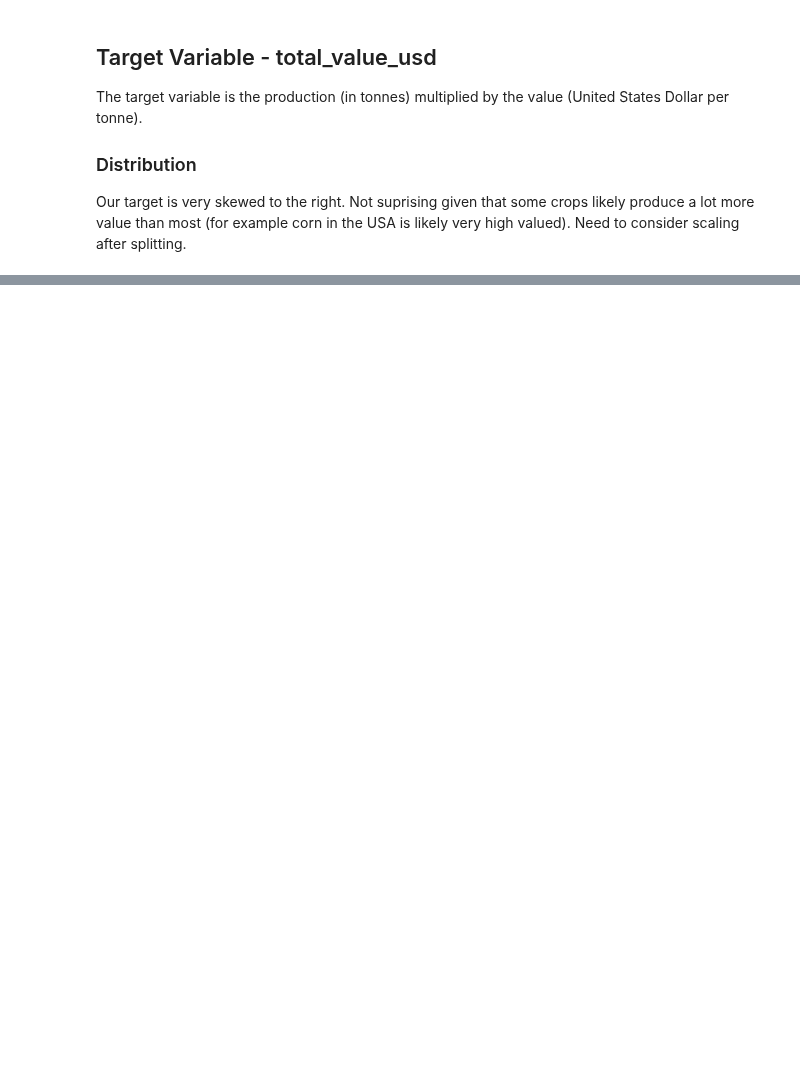
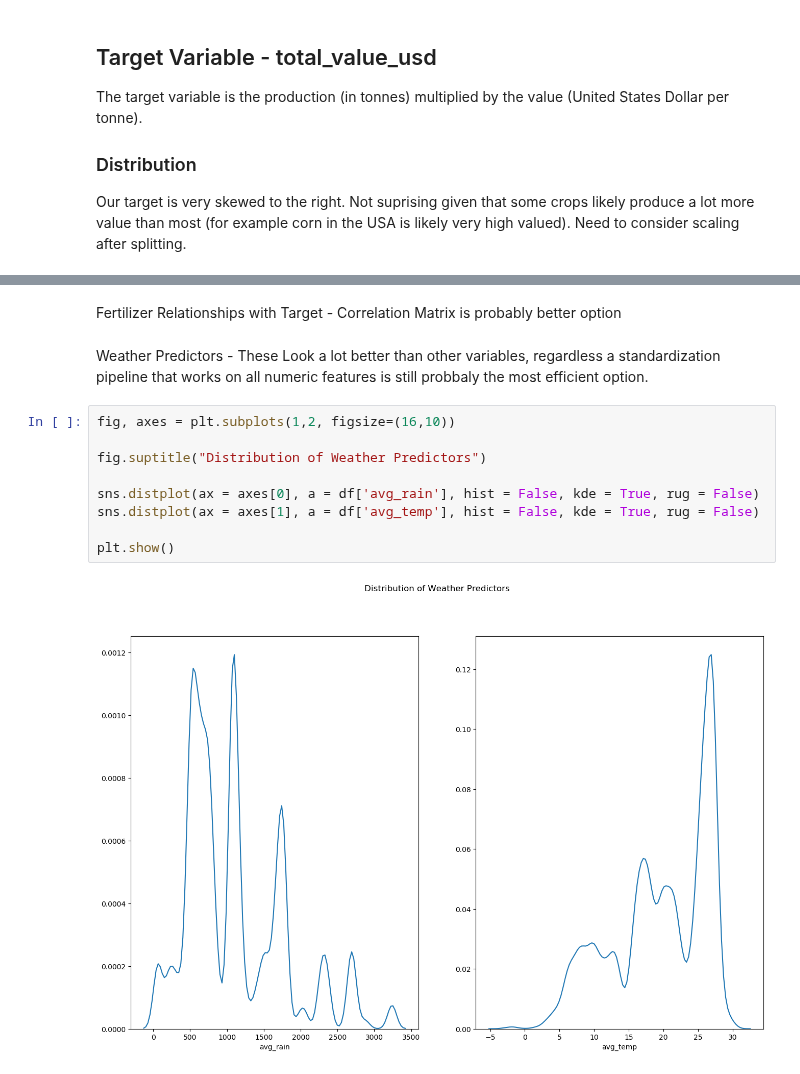
Before and after one commit to hunterblum/CloudFinal-Team1, a Jupyter notebook: Cloud_Team1.ipynb, the cells around one changed output, grey strips where cells are left out. Saved outputs shown, nothing was run; the diff lists cells and outputs as text; blank space fills up the shorter version.

```diff
--- a/Cloud_Team1.ipynb
+++ b/Cloud_Team1.ipynb
@@ -175,0 +195,15 @@ plt.show()
+# %% [markdown]
+Fertilizer Relationships with Target - Correlation Matrix is probably better option
+# %% [markdown]
+Weather Predictors - These Look a lot better than other variables, regardless a standardization pipeline that works on all numeric features is still probbaly the most efficient option.
+# %%
+fig, axes = plt.subplots(1,2, figsize=(16,10))
+
+fig.suptitle("Distribution of Weather Predictors")
+
+sns.distplot(ax = axes[0], a = df['avg_rain'], hist = False, kde = True, rug = False)
+sns.distplot(ax = axes[1], a = df['avg_temp'], hist = False, kde = True, rug = False)
+
+plt.show()
+# %% [output]
+[figure, added]
```
Also changed, not shown: parts of 7 cells of this notebook.
